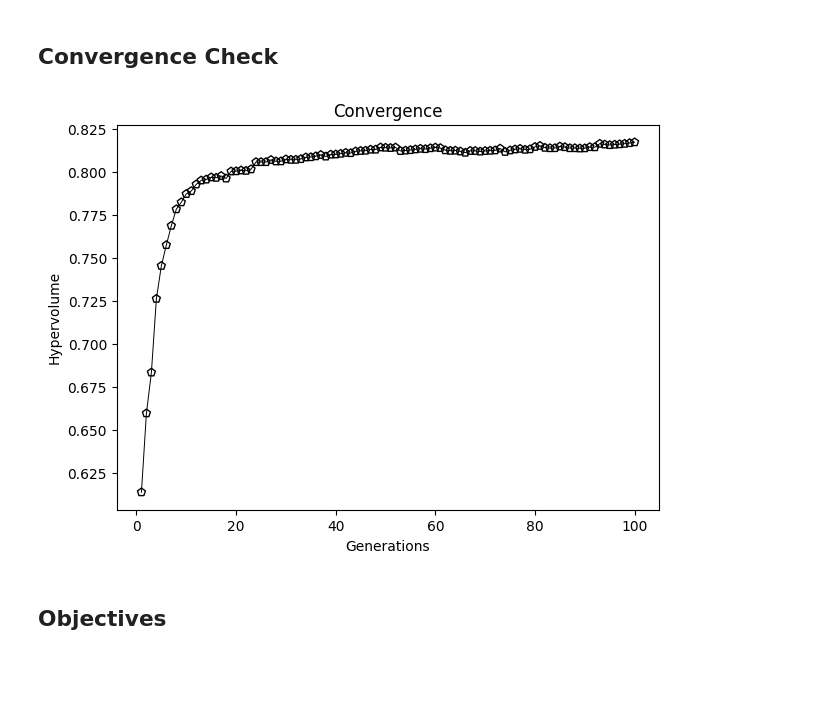
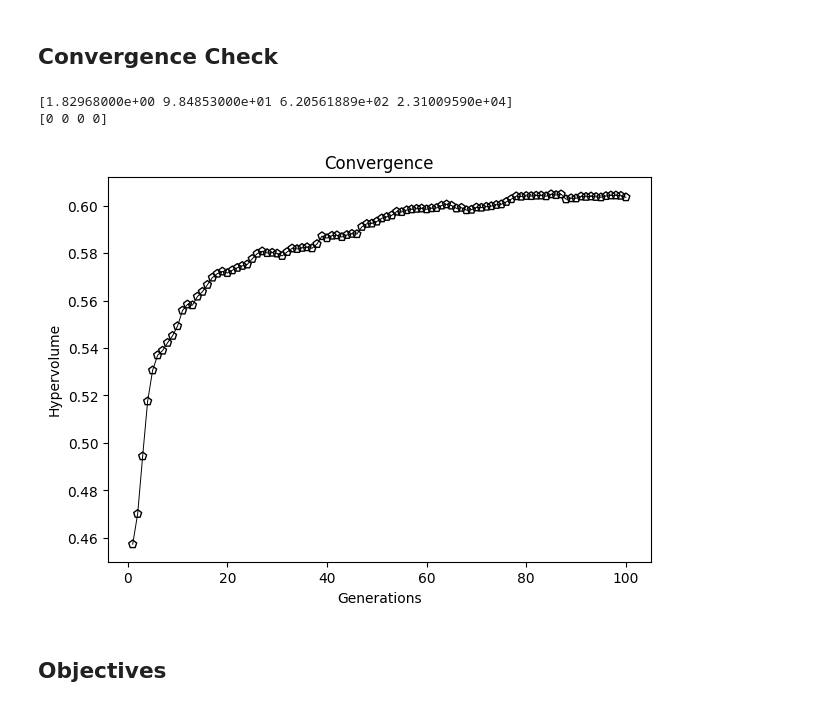
Before and after one commit to cognizant-ai-labs/en-roads-py, a Jupyter notebook: experiments/pymoo_analysis.ipynb, the cells around one changed output. Drawn from its saved outputs; the diff is of its cells as text; code cells hidden in the pictures; blank space fills up the shorter version.

```diff
--- a/experiments/pymoo_analysis.ipynb
+++ b/experiments/pymoo_analysis.ipynb
@@ -91,30 +91,34 @@ def extract_history(res):
     return n_evals, hist_F, hist_cv, hist_cv_avg
 
 n_evals, hist_F, hist_cv, hist_cv_avg = extract_history(res)
-
-approx_ideal = F.min(axis=0)
-approx_nadir = F.max(axis=0)
-
-ideal = np.array([hypervolume_points[outcome] for outcome in outcomes])
-metric = Hypervolume(ref_point=approx_nadir+1,
-                     norm_ref_point=True,
-                     zero_to_one=True,
-                     ideal=ideal,
-                     nadir=approx_nadir)
-
-hv = [metric.do(_F) for _F in hist_F]
-
-plt.figure(figsize=(7, 5))
-plt.plot(np.array(n_evals) / config["pop_size"], hv,  color='black', lw=0.7, label="Avg. CV of Pop")
-plt.scatter(np.array(n_evals) / config["pop_size"], hv,  facecolor="none", edgecolor='black', marker="p")
-plt.title("Convergence")
-plt.xlabel("Generations")
-plt.ylabel("Hypervolume")
-if save_path:
-    plt.savefig(save_path + "/convergence.png", dpi=300)
-plt.show()
-# %% [output]
-[figure, removed]
+# %%
+approx_nadir = hist_F[0].max(axis=0)
+
+print(approx_nadir)
+
+ideal = np.array([hypervolume_points[outcome] for outcome in outcomes])
+print(ideal)
+metric = Hypervolume(ref_point=approx_nadir,
+                     norm_ref_point=True,
+                     zero_to_one=True,
+                     ideal=ideal,
+                     nadir=approx_nadir)
+
+hv = [metric.do(_F) for _F in hist_F]
+
+plt.figure(figsize=(7, 5))
+plt.plot(np.array(n_evals) / config["pop_size"], hv,  color='black', lw=0.7, label="Avg. CV of Pop")
+plt.scatter(np.array(n_evals) / config["pop_size"], hv,  facecolor="none", edgecolor='black', marker="p")
+plt.title("Convergence")
+plt.xlabel("Generations")
+plt.ylabel("Hypervolume")
+# if save_path:
+#     plt.savefig(save_path + "/convergence.png", dpi=300)
+plt.show()
+# %% [output]
+[1.82968000e+00 9.84853000e+01 6.20561889e+02 2.31009590e+04]
+[0 0 0 0]
+[figure, added]
 # %% [markdown]
 ## Objectives
 # %%
```
Also changed, not shown: parts of 10 cells of this notebook, 4 other files.
